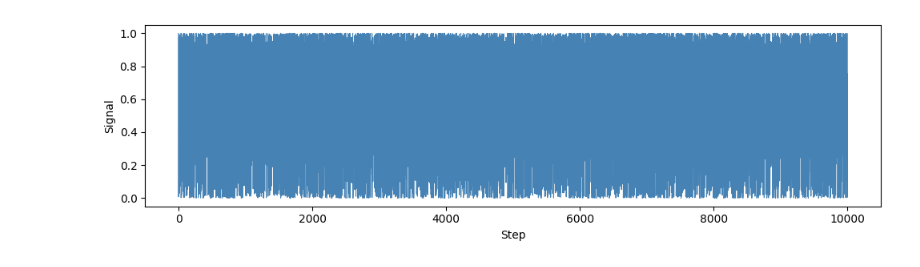
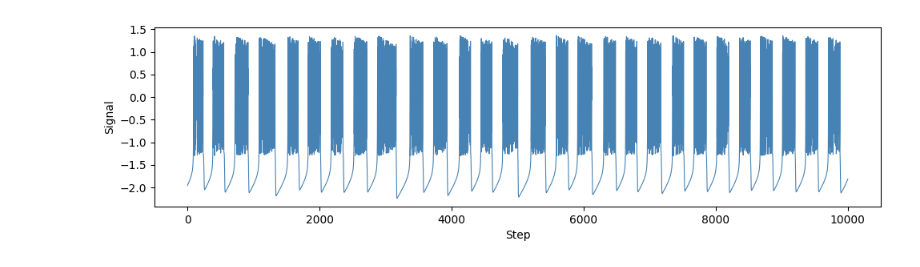
Before and after one commit to erbilcanartun/network-reconstruction, a Jupyter notebook: notebooks/reservoirpy_grid_search.ipynb, the cells around one changed output. Cells and saved outputs as stored; diff of their text form; code cells hidden in the pictures.

```diff
--- a/notebooks/reservoirpy_grid_search.ipynb
+++ b/notebooks/reservoirpy_grid_search.ipynb
@@ -17,19 +17,19 @@ from lib.utils.reservoirpy import *
 # %%
 # ==========================================================
 # LOAD DATA
 # ==========================================================
-dataset = np.loadtxt('../data/chaotic_data/logistic_map.csv', delimiter=',')
-dataset = dataset[:, ]
+dataset = np.loadtxt('../data/chaotic_data/rulkov_map.csv', delimiter=',')
+dataset = dataset[:, 0]
 
 # Visualize the chaotic time series
 fig, ax = plt.subplots(figsize=(10, 3))
 ax.plot(dataset[:], color='steelblue', linewidth=0.8)
 ax.set_xlabel('Step')
 ax.set_ylabel('Signal')
 plt.tight_layout()
 plt.show()
 # %% [output]
-[figure, old version]
+[figure, new version]
 # %%
 # ==========================================================
 # DATA PREPARATION
```
Also changed, not shown: parts of 1 cell of this notebook.
